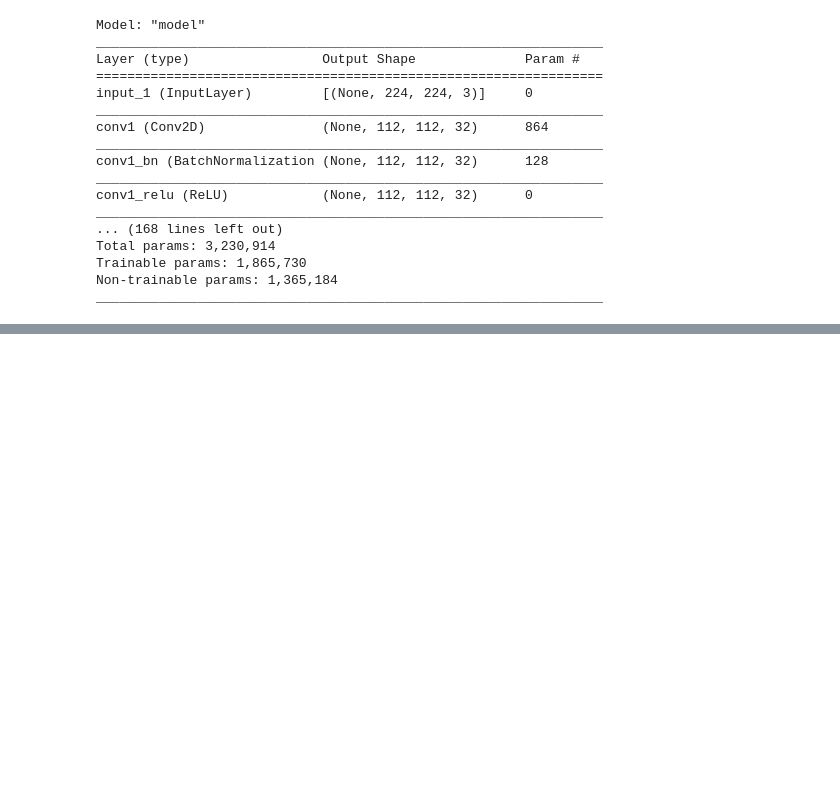
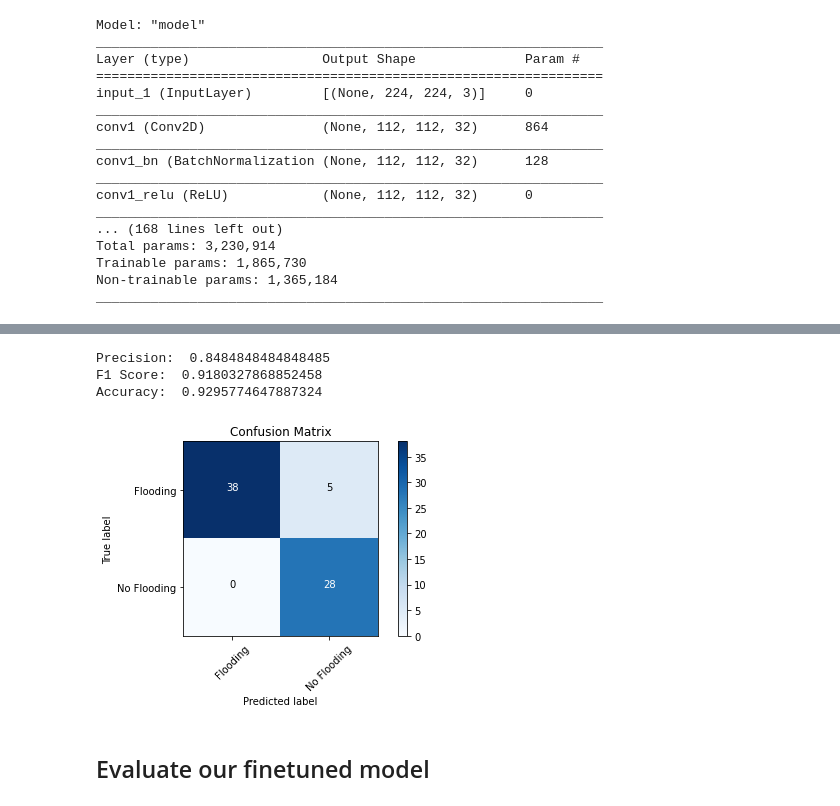
Before and after one commit to jinish08/VH-21-20-Code-Linguists, a Jupyter notebook: API/flood.ipynb, the cells around one changed output, grey strips where cells are left out. Saved outputs shown, nothing was run; the diff lists cells and outputs as text; code cells hidden in the pictures; blank space fills up the shorter version.

Commit message:
model done

```diff
--- a/API/flood.ipynb
+++ b/API/flood.ipynb
@@ -80,3 +79,13 @@ Total params: 3,230,914
 Trainable params: 1,865,730
 Non-trainable params: 1,365,184
 _________________________________________________________________
+# %%
+model.compile(optimizer=Adam(lr=0.0001), loss='categorical_crossentropy', metrics=['accuracy'])
+# %%
+model.fit(x=train_batches,
+          steps_per_epoch=len(train_batches),
+          validation_data=valid_batches,
+          validation_steps=len(valid_batches),
+          epochs=10,
+          verbose=2
+)
@@ -82,0 +119,47 @@ _________________________________________________________________
+# %%
+# Make predictions and plot confusion matrix to look how well our model performed in classifying
+# flooding and no flooding images
+
+test_labels = test_batches.classes
+predictions = model.predict(x=test_batches, steps=len(test_batches), verbose=0)
+cm = confusion_matrix(y_true=test_labels, y_pred=predictions.argmax(axis=1))
+precision = precision_score(y_true=test_labels, y_pred=predictions.argmax(axis=1))
+f1_score = f1_score(y_true=test_labels, y_pred=predictions.argmax(axis=1))
+accuracy = accuracy_score(y_true=test_labels, y_pred=predictions.argmax(axis=1))
+def plot_confusion_matrix(cm, classes,
+                          normalize=False,
+                          title='Confusion matrix',
+                          cmap=plt.cm.Blues):
+    plt.imshow(cm, interpolation='nearest', cmap=cmap)
+    plt.title(title)
+    plt.colorbar()
+    tick_marks = np.arange(len(classes))
+    plt.xticks(tick_marks, classes, rotation=45)
+    plt.yticks(tick_marks, classes)
+    thresh = cm.max() / 2.
+    for i, j in itertools.product(range(cm.shape[0]), range(cm.shape[1])):
+        plt.text(j, i, cm[i, j],
+            horizontalalignment="center",
+            color="white" if cm[i, j] > thresh else "black")
+
+    plt.tight_layout()
+    plt.ylabel('True label')
+    plt.xlabel('Predicted label')
+# %%
+# Pring precision, F1 score and accuracy of our model
+print('Precision: ', precision)
+print('F1 Score: ', f1_score)
+print('Accuracy: ', accuracy)
+# %% [output]
+Precision:  0.8484848484848485
+F1 Score:  0.9180327868852458
+Accuracy:  0.9295774647887324
+# %%
+# Confusion Matrix
+test_batches.class_indices
+cm_plot_labels = ['Flooding','No Flooding']
+plot_confusion_matrix(cm=cm, classes=cm_plot_labels, title='Confusion Matrix')
+# %% [output]
+[figure, added]
+# %% [markdown]
+## Evaluate our finetuned model
```
Also changed, not shown: parts of 15 cells of this notebook.
